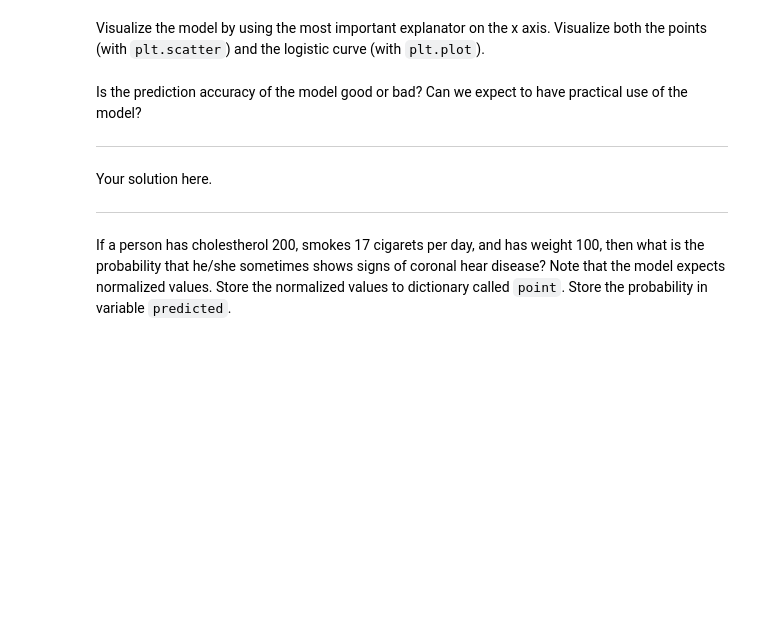
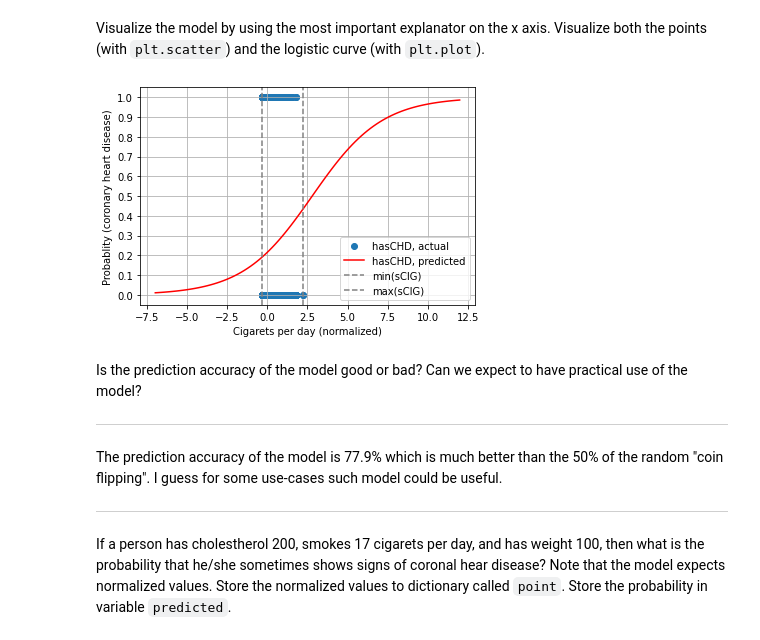
Before and after one commit to m1t0z/mooc-data-analysis-with-python-2021, a Jupyter notebook: part08-e01_regression/src/project_notebook_regression_analysis.ipynb, the cells around one changed output. Cells and saved outputs as stored; diff of their text form; code cells hidden in the pictures; blank space fills up the shorter version.

```diff
--- a/part08-e01_regression/src/project_notebook_regression_analysis.ipynb
+++ b/part08-e01_regression/src/project_notebook_regression_analysis.ipynb
@@ -538,0 +545,15 @@ Next, form a logistic regression model for variable `hasCHD` by using variables
+# %%
+# exercise 15
+
+# Create a classification model.
+fit = smf.glm(formula="hasCHD ~ sCHOL + sCIG + sFRW + sCHOL:sCIG + sCHOL:sFRW + sCIG:sFRW", data=fram, family=sm.families.Binomial()).fit()
+print(fit.summary())
+
+# Predicted value of having a coronary heart disease.
+fram["PRED_hasCHD"] = fit.fittedvalues >= 0.5
+fram["PRED_hasCHD"] = fram["PRED_hasCHD"].map(int)
+
+# Calculate accuracy and error rate.
+error_rate = np.mean(fram["hasCHD"] != fram["PRED_hasCHD"])
+acc = 1 - error_rate
+print(f"Prediction error rate = {error_rate} and accuracy = {acc}")
@@ -547,7 +581,36 @@ def logistic(x):
+# %%
+# exercise 16
+
+def logistic(x):
+    return 1.0 / (1.0 + np.exp(-x))
+
+p = fit.params
+
+# The most importand explonator is `sCIG` because it has the biggest absolute coefficient value.
+
+plt.xlabel("Cigarets per day (normalized)")
+plt.ylabel("Probablity (coronary heart disease)")
+#
+plt.scatter("sCIG", "hasCHD", data=fram, label="hasCHD, actual")
+#
+X = np.linspace(-7, 12, 100)
+plt.plot(X, logistic(X*p.sCIG + p.Intercept), color = "red", label = "hasCHD, predicted")
+#
+plt.axvline(x=fram["sCIG"].min(), linestyle="--", color="grey", label="min(sCIG)")
+plt.axvline(x=fram["sCIG"].max(), linestyle="--", color="grey", label="max(sCIG)")
+#
+plt.gca().yaxis.set_major_locator(ticker.MultipleLocator(0.1))
+plt.grid(True)
+#
+plt.legend()
+print("")
+# %% [output]
+[figure, added]
 # %% [markdown]
 Is the prediction accuracy of the model good or bad? Can we expect to have practical use of the model?
 ***
-Your solution here.
+The prediction accuracy of the model is 77.9% which is much better than the 50% of the random "coin flipping".
+I guess for some use-cases such model could be useful.
 ***
 # %% [markdown]
 If a person has cholestherol 200, smokes 17 cigarets per day, and has weight 100, then what is the probability that he/she sometimes shows signs of coronal hear disease? Note that the model expects normalized values. Store the normalized values to dictionary called `point`. Store the probability in variable `predicted`.
```
Also changed, not shown: parts of 14 cells of this notebook, 2 other files.
